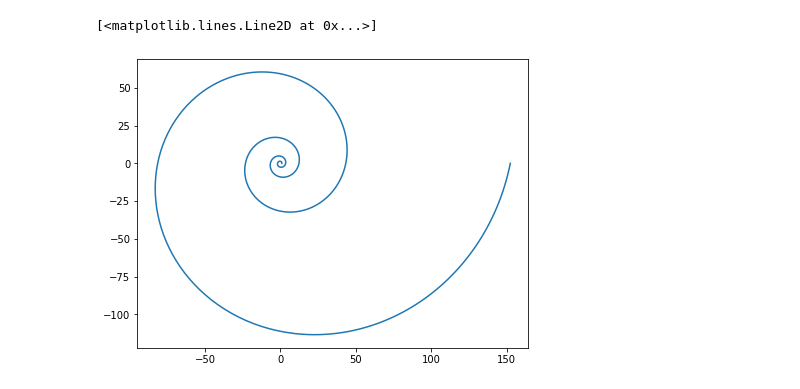
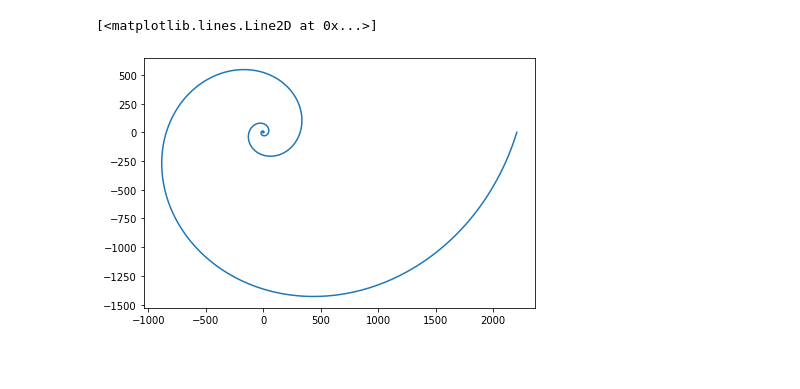
Before and after one commit to noshita/theoretical-morphology-examples, a Jupyter notebook: coiling/logarithmic-spiral-model/logarithmic_spiral_model.ipynb, the cells around one changed output. Saved outputs shown, nothing was run; the diff lists cells and outputs as text; code cells hidden in the pictures; blank space fills up the shorter version.

```diff
--- a/coiling/logarithmic-spiral-model/logarithmic_spiral_model.ipynb
+++ b/coiling/logarithmic-spiral-model/logarithmic_spiral_model.ipynb
@@ -48,8 +81,14 @@ plt.plot(x,y)
+# %%
+r0 = 1
+a = np.log((1+np.sqrt(5))/2)/(np.pi/2) # 黄金らせん
+
+theta = np.linspace(0, 8*np.pi,1000)
+
+x, y = logSpiral(a, r0, theta)
 # %%
 plt.figure(figsize=(7,7))
-g = plt.subplot()
-g.set_aspect('equal')
-g.plot(x,y)
+plt.axes().set_aspect('equal')
+plt.plot(x,y)
 # %% [output]
 [<matplotlib.lines.Line2D at 0x...>]
-[figure, old version]
+[figure, new version]
```
Also changed, not shown: parts of 6 cells of this notebook, 2 other files.
